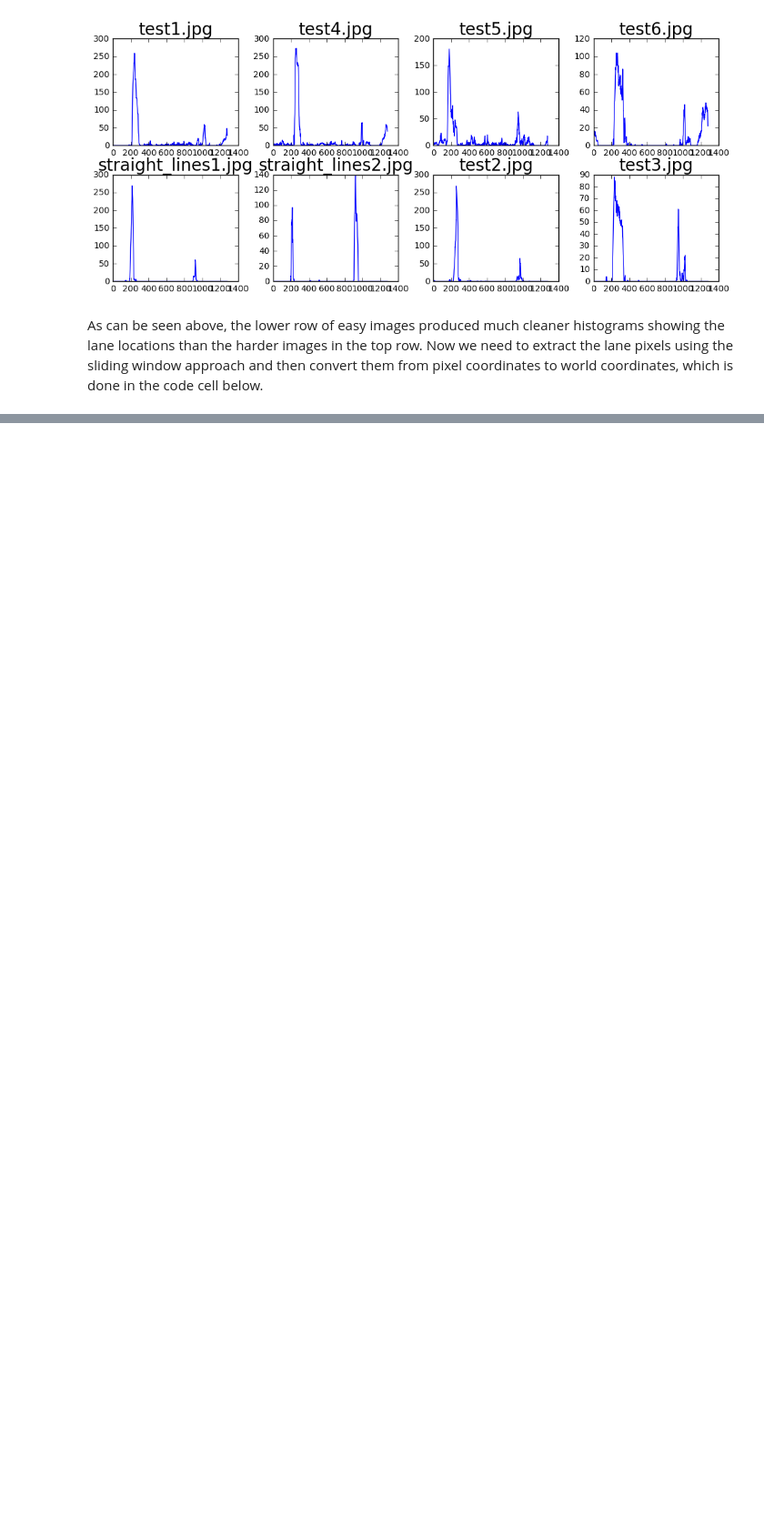
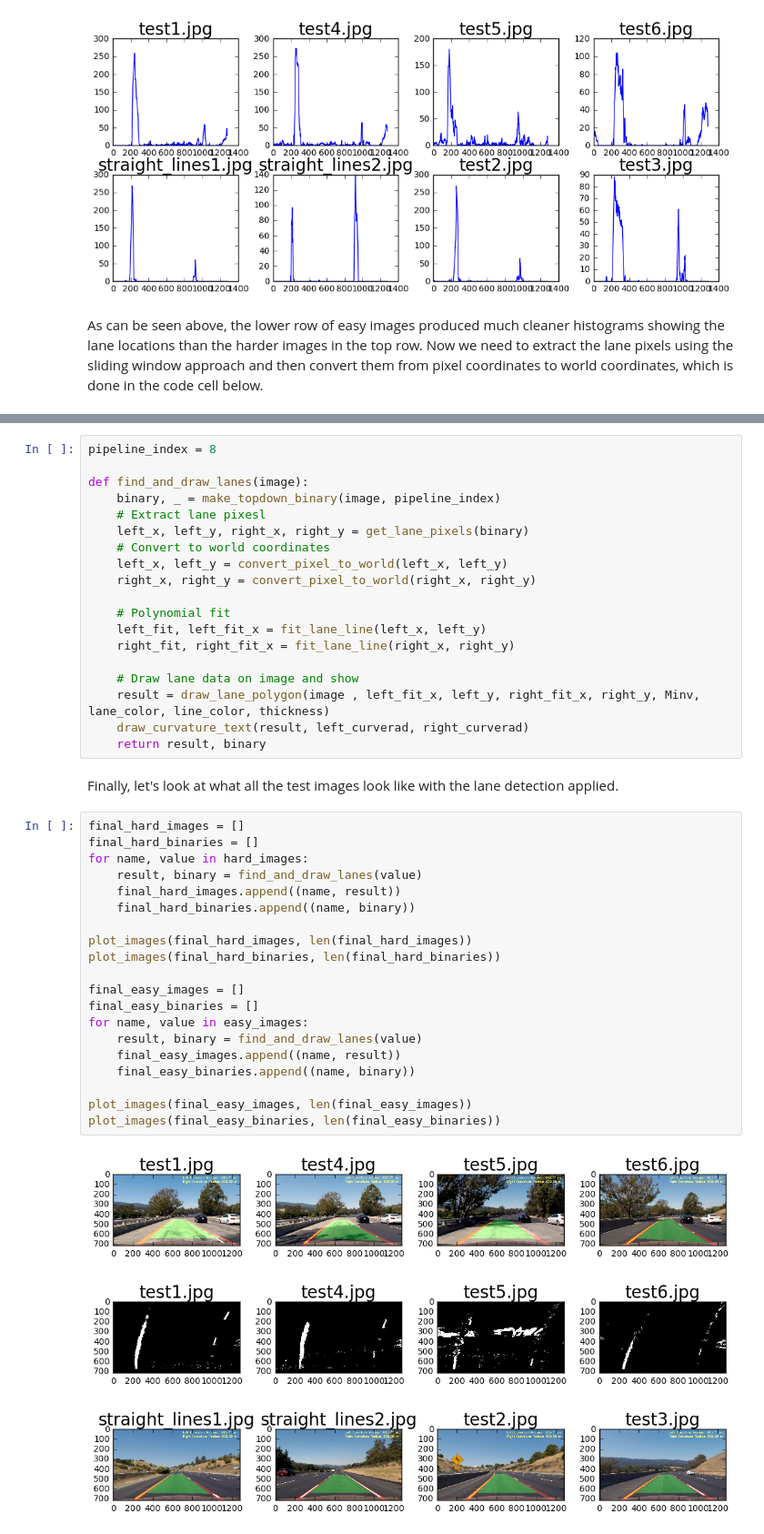
Before and after one commit to qpham01/udacity, a Jupyter notebook: sdcnd/CarND-Advanced-Lane-Lines/advanced_lane_lines.ipynb, the cells around one changed output, grey strips where cells are left out. Shown at 91% size. Drawn from its saved outputs; the diff is of its cells as text; blank space fills up the shorter version.

```diff
--- a/sdcnd/CarND-Advanced-Lane-Lines/advanced_lane_lines.ipynb
+++ b/sdcnd/CarND-Advanced-Lane-Lines/advanced_lane_lines.ipynb
@@ -533,0 +668,45 @@ plt.gca().invert_yaxis() # to visualize as we do the images
+# %%
+pipeline_index = 8
+
+def find_and_draw_lanes(image):
+    binary, _ = make_topdown_binary(image, pipeline_index)
+    # Extract lane pixesl
+    left_x, left_y, right_x, right_y = get_lane_pixels(binary)
+    # Convert to world coordinates
+    left_x, left_y = convert_pixel_to_world(left_x, left_y)
+    right_x, right_y = convert_pixel_to_world(right_x, right_y)
+
+    # Polynomial fit
+    left_fit, left_fit_x = fit_lane_line(left_x, left_y)
+    right_fit, right_fit_x = fit_lane_line(right_x, right_y)
+
+    # Draw lane data on image and show
+    result = draw_lane_polygon(image , left_fit_x, left_y, right_fit_x, right_y, Minv, lane_color, line_color, thickness)
+    draw_curvature_text(result, left_curverad, right_curverad)
+    return result, binary
+# %% [markdown]
+Finally, let's look at what all the test images look like with the lane detection applied.
+# %%
+final_hard_images = []
+final_hard_binaries = []
+for name, value in hard_images:
+    result, binary = find_and_draw_lanes(value)
+    final_hard_images.append((name, result))
+    final_hard_binaries.append((name, binary))
+
+plot_images(final_hard_images, len(final_hard_images))
+plot_images(final_hard_binaries, len(final_hard_binaries))
+
+final_easy_images = []
+final_easy_binaries = []
+for name, value in easy_images:
+    result, binary = find_and_draw_lanes(value)
+    final_easy_images.append((name, result))
+    final_easy_binaries.append((name, binary))
+
+plot_images(final_easy_images, len(final_easy_images))
+plot_images(final_easy_binaries, len(final_easy_binaries))
+# %% [output]
+[figure, added]
+[figure, added]
+[figure, added]
```
Also changed, not shown: parts of 18 cells of this notebook, 5 other files.
